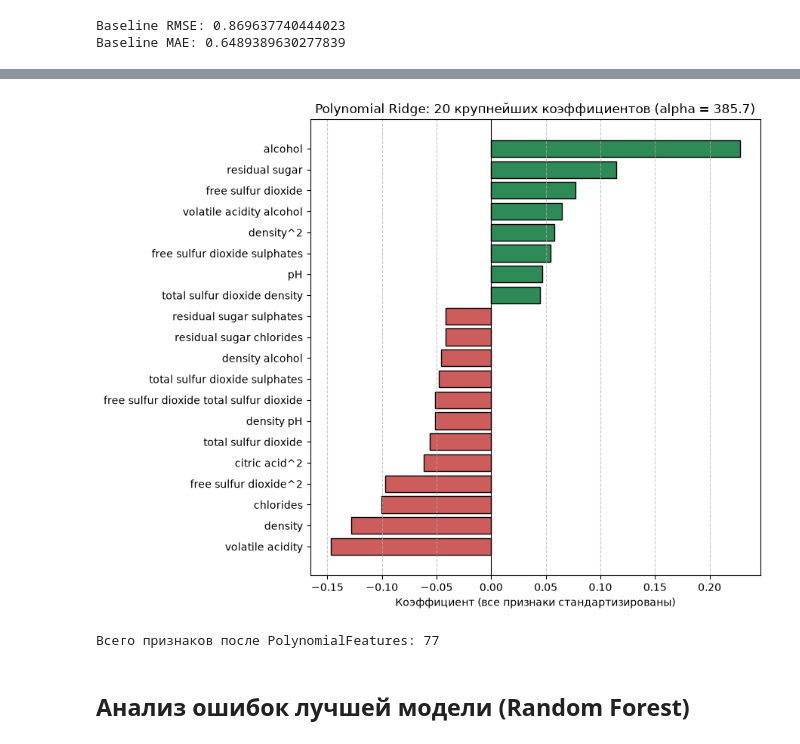
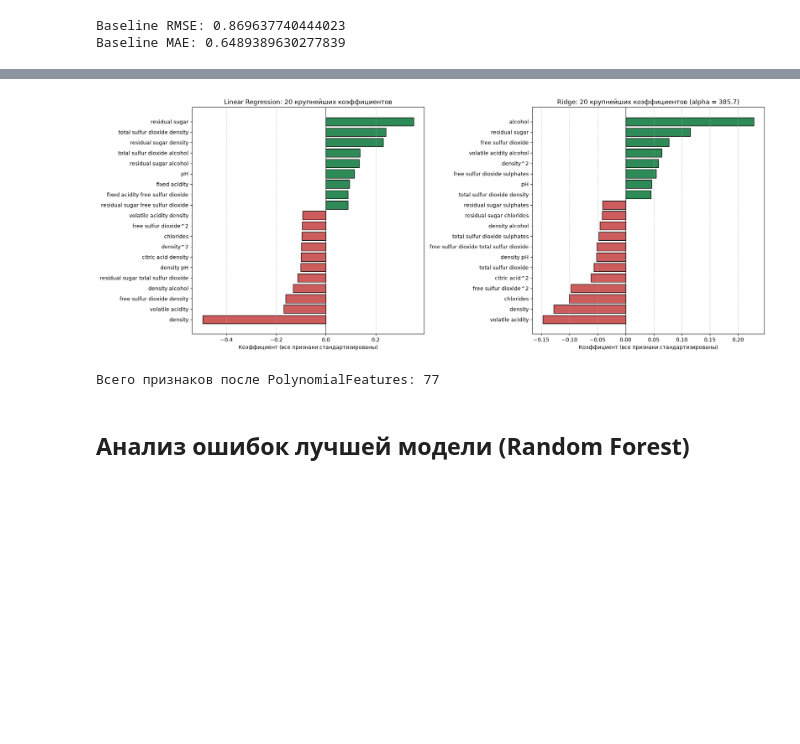
Before and after one commit to N7321/ml_course_mai, a Jupyter notebook: regression/lab1.ipynb, the cells around one changed output, grey strips where cells are left out. Cells and saved outputs as stored; diff of their text form; code cells hidden in the pictures; blank space fills up the shorter version.

```diff
--- a/regression/lab1.ipynb
+++ b/regression/lab1.ipynb
@@ -146,29 +171,20 @@ Gradient Boost                     0.6768      0.5314
 # %%
-fig, axes = plt.subplots(1, 3, figsize=(18, 5), sharey=True)
+fig, axes = plt.subplots(1, 2, figsize=(14, 5))
 
 trained_models = {
-    "Linear Regression": linreg,
     "Random Forest": randomforest,
     "Gradient Boost": gradientboost
 }
 
 for idx, (name, pipeline) in enumerate(trained_models.items()):
 
-    model = pipeline.named_steps["model"]
-
-    if name == "Linear Regression":
-        importances = model.coef_
-        title_label = "Коэффициенты (Веса)"
-    else:
-        importances = model.feature_importances_
-        title_label = "Feature Importance"
-
+    importances = pipeline.named_steps["model"].feature_importances_
     indices = np.argsort(importances)
 
     axes[idx].barh(range(len(indices)), importances[indices], color='skyblue', edgecolor='black')
     axes[idx].set_yticks(range(len(indices)))
     axes[idx].set_yticklabels(X.columns[indices])
-    axes[idx].set_title(f"{name}\n({title_label})")
+    axes[idx].set_title(f"{name}\n(Feature Importance)")
     axes[idx].grid(axis='x', linestyle='--', alpha=0.7)
 
 
@@ -181,25 +197,31 @@ plt.show()
 # %%
-poly = linreg_poly.named_steps["polynomialfeatures"]
-ridge = linreg_poly.named_steps["ridgecv"]
+fig, axes = plt.subplots(1, 2, figsize=(18, 7))
 
-# имена alcohol volatile acidity это произведение двух признаков, alcohol^2 это квадрат
-poly_coef = pd.Series(ridge.coef_, index=poly.get_feature_names_out(X.columns)).drop("1")
-top = poly_coef.abs().sort_values(ascending=False).head(20).index
-top_coef = poly_coef[top].sort_values()
+for ax, (name, pipe) in zip(axes, {"Linear Regression": linreg, "Ridge": linreg_poly}.items()):
+    poly = pipe.named_steps["polynomialfeatures"]
+    model = pipe.steps[-1][1]
 
-fig, ax = plt.subplots(figsize=(9, 7))
-colors = np.where(top_coef > 0, "seagreen", "indianred")
-ax.barh(top_coef.index, top_coef.values, color=colors, edgecolor="black")
-ax.axvline(0, color="black", linewidth=0.8)
-ax.set_title(f"Polynomial Ridge: 20 крупнейших коэффициентов (alpha = {ridge.alpha_:.1f})")
-ax.set_xlabel("Коэффициент (все признаки стандартизированы)")
-ax.grid(axis="x", linestyle="--", alpha=0.7)
+    # имена alcohol volatile acidity это произведение двух признаков, alcohol^2 это квадрат
+    coef = pd.Series(model.coef_, index=poly.get_feature_names_out(X.columns)).drop("1")
+    top = coef.abs().sort_values(ascending=False).head(20).index
+    top_coef = coef[top].sort_values()
+
+    colors = np.where(top_coef > 0, "seagreen", "indianred")
+    ax.barh(top_coef.index, top_coef.values, color=colors, edgecolor="black")
+    ax.axvline(0, color="black", linewidth=0.8)
+    title = f"{name}: 20 крупнейших коэффициентов"
+    if hasattr(model, "alpha_"):
+        title += f" (alpha = {model.alpha_:.1f})"
+    ax.set_title(title)
+    ax.set_xlabel("Коэффициент (все признаки стандартизированы)")
+    ax.grid(axis="x", linestyle="--", alpha=0.7)
+
 plt.tight_layout()
 plt.show()
 
-print("Всего признаков после PolynomialFeatures:", len(poly_coef))
+print("Всего признаков после PolynomialFeatures:", len(coef))
 # %% [output]
-[figure, old version]
+[figure, new version]
 Всего признаков после PolynomialFeatures: 77
 # %% [markdown]
 ## Анализ ошибок лучшей модели (Random Forest)
```
Also changed, not shown: parts of 10 cells of this notebook.
